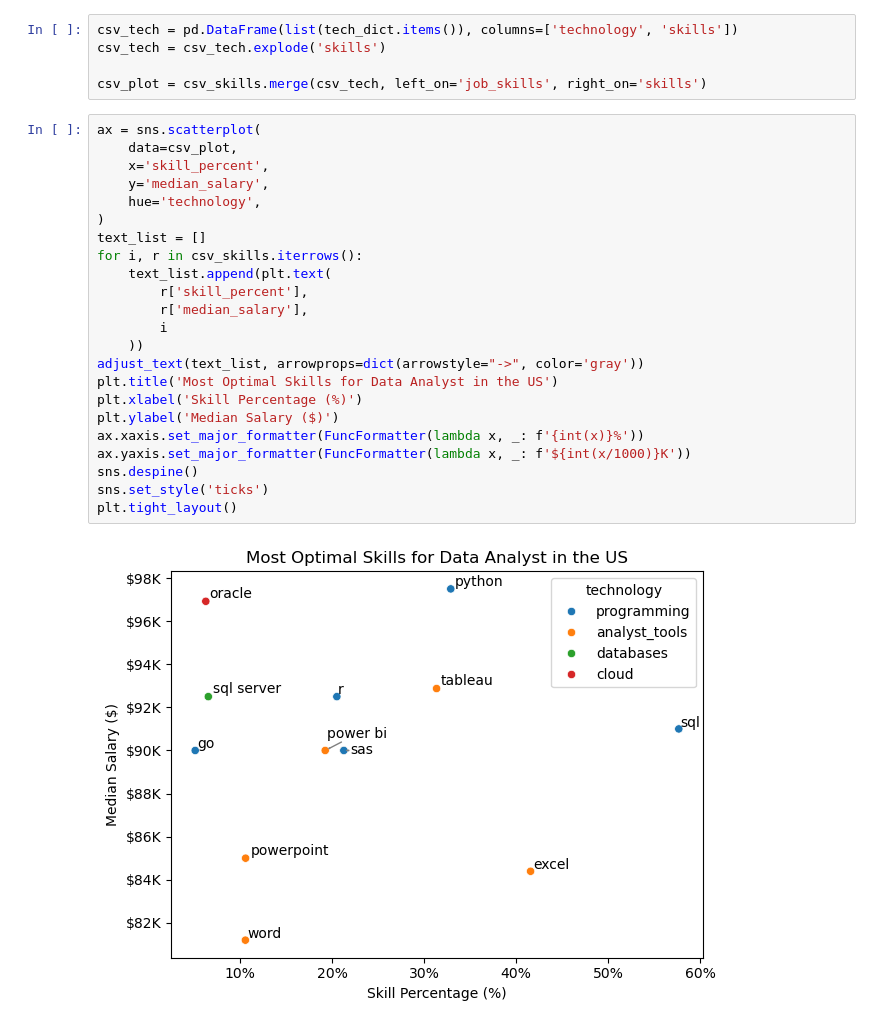
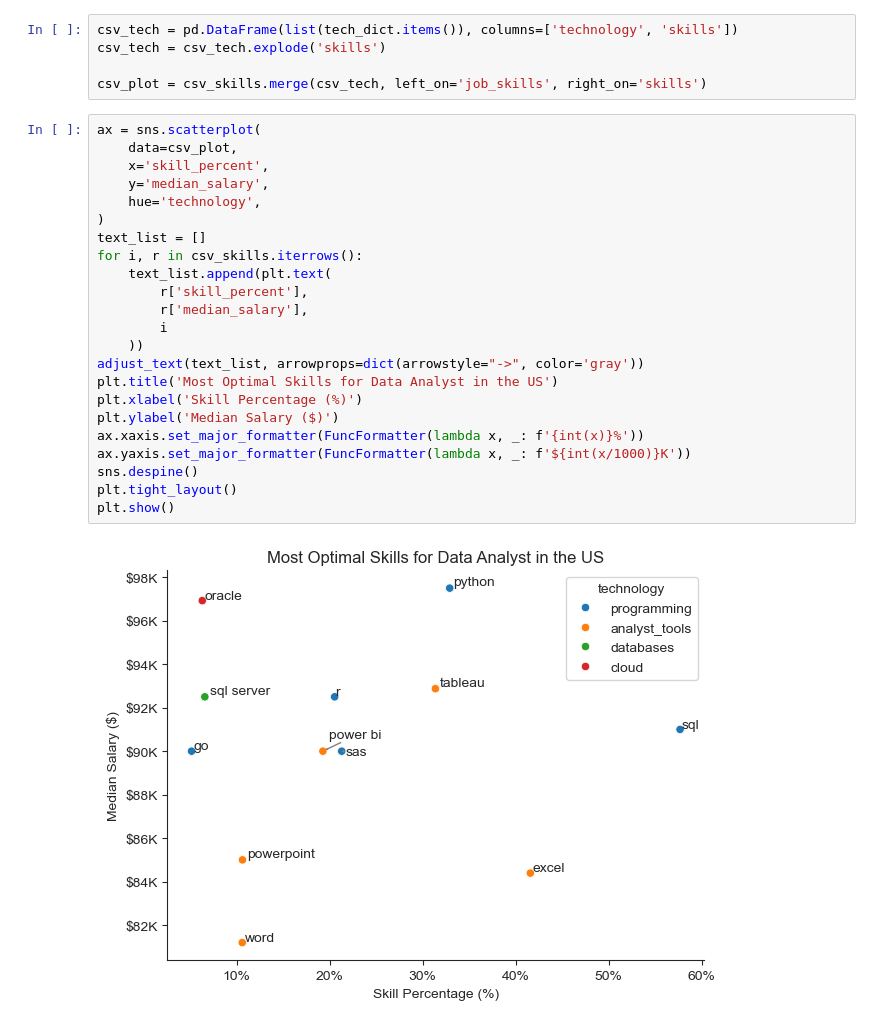
Before and after one commit to iTom72/Data-Analysis-Using-Python, a Jupyter notebook: 5_Optimal_Skill.ipynb, the cells around one changed output. Saved outputs shown, nothing was run; the diff lists cells and outputs as text.

```diff
--- a/5_Optimal_Skill.ipynb
+++ b/5_Optimal_Skill.ipynb
@@ -87,25 +87,25 @@ csv_plot = csv_skills.merge(csv_tech, left_on='job_skills', right_on='skills')
 # %%
 ax = sns.scatterplot(
     data=csv_plot,
     x='skill_percent',
     y='median_salary',
     hue='technology',
 )
 text_list = []
 for i, r in csv_skills.iterrows():
     text_list.append(plt.text(
         r['skill_percent'],
         r['median_salary'],
         i
     ))
 adjust_text(text_list, arrowprops=dict(arrowstyle="->", color='gray'))
 plt.title('Most Optimal Skills for Data Analyst in the US')
 plt.xlabel('Skill Percentage (%)')
 plt.ylabel('Median Salary ($)')
 ax.xaxis.set_major_formatter(FuncFormatter(lambda x, _: f'{int(x)}%'))
 ax.yaxis.set_major_formatter(FuncFormatter(lambda x, _: f'${int(x/1000)}K'))
 sns.despine()
-sns.set_style('ticks')
 plt.tight_layout()
+plt.show()
 # %% [output]
-[figure, old version]
+[figure, new version]
```
Also changed, not shown: 1 other file.
